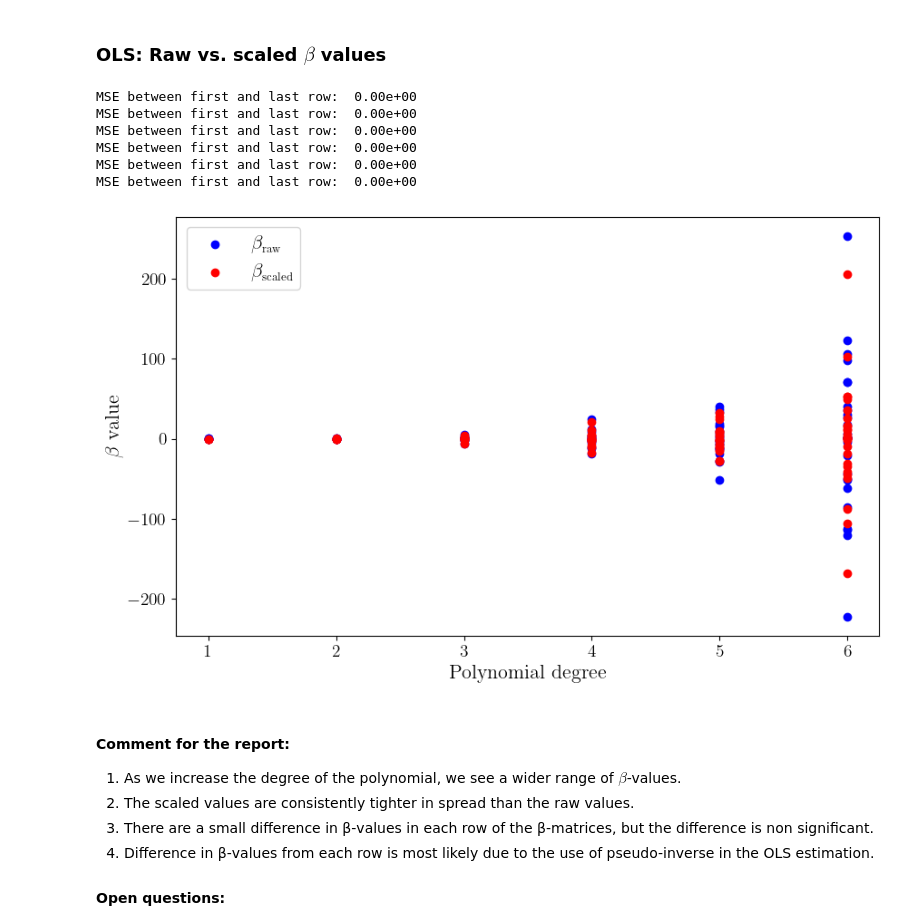
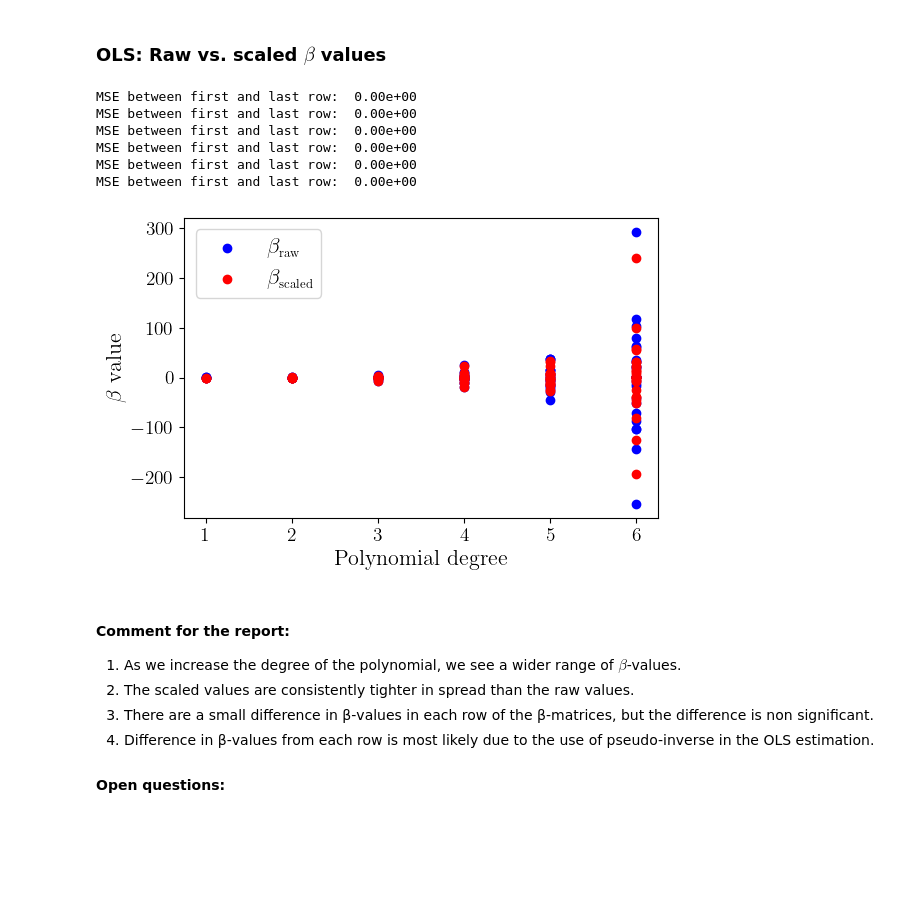
Before and after one commit to Oskar-Idland/FYS-STK4155-Projects, a Jupyter notebook: src/franke.ipynb, the cells around one changed output. Saved outputs shown, nothing was run; the diff lists cells and outputs as text; code cells hidden in the pictures; blank space fills up the shorter version.

Commit message:
added figure captions
deleted unnecessary figures, finished most of task g

```diff
--- a/src/franke.ipynb
+++ b/src/franke.ipynb
@@ -116,33 +116,33 @@ MSE(R2_raw, R_scaled) = 8.56e-23
 # %% [markdown]
 ### OLS: Raw vs. scaled $\beta$ values
 # %%
-plt.figure(figsize = (10, 6))
+plt.figure(figsize = (6, 4))
 for i, deg in enumerate(degrees):
     diff = MSE(β_raw_list[i][:, 0], β_raw_list[i][:, -1])   # Comparing first and last row
     print(f'MSE between first and last row: {diff: .2e}')
     m = len(β_raw_list[i][:, 0])                            # Choice of row in β makes basically no difference
     plt.scatter([deg]*m, β_raw_list[i][:, 0], c = "blue")
     plt.scatter([deg]*m, β_scaled_list[i][:, 0], c = "red")
 
 # Single data point for labels
 plt.scatter(1, β_raw_list[0][0, 0], c = "blue", label = r"$\beta_{\small\textrm{raw}}$")
-plt.scatter(1, β_scaled_list[0][0, 0], c = "red", label = r"$\beta_{\small\textrm{scaled}}$")
-
+plt.scatter(1, β_scaled_list[0][0, 0], edgecolors = "red", facecolor = None, label = r"$\beta_{\small\textrm{scaled}}$")
 
 plt.xlabel("Polynomial degree")
 plt.ylabel(r"$\beta$ value")
 plt.xticks([i for i in degrees], [str(i) for i in degrees])
 plt.legend()
+plt.tight_layout()
 plt.savefig("../figs/a_beta_scaled_vs_raw.pdf")
 plt.show()
 # %% [output]
 MSE between first and last row:  0.00e+00
 MSE between first and last row:  0.00e+00
 MSE between first and last row:  0.00e+00
 MSE between first and last row:  0.00e+00
 MSE between first and last row:  0.00e+00
 MSE between first and last row:  0.00e+00
-[figure, old version]
+[figure, new version]
 # %%
 #TODO interpretation? why so large values?
 # %% [markdown]
```
Also changed, not shown: parts of 3 cells of this notebook, 35 other files.
